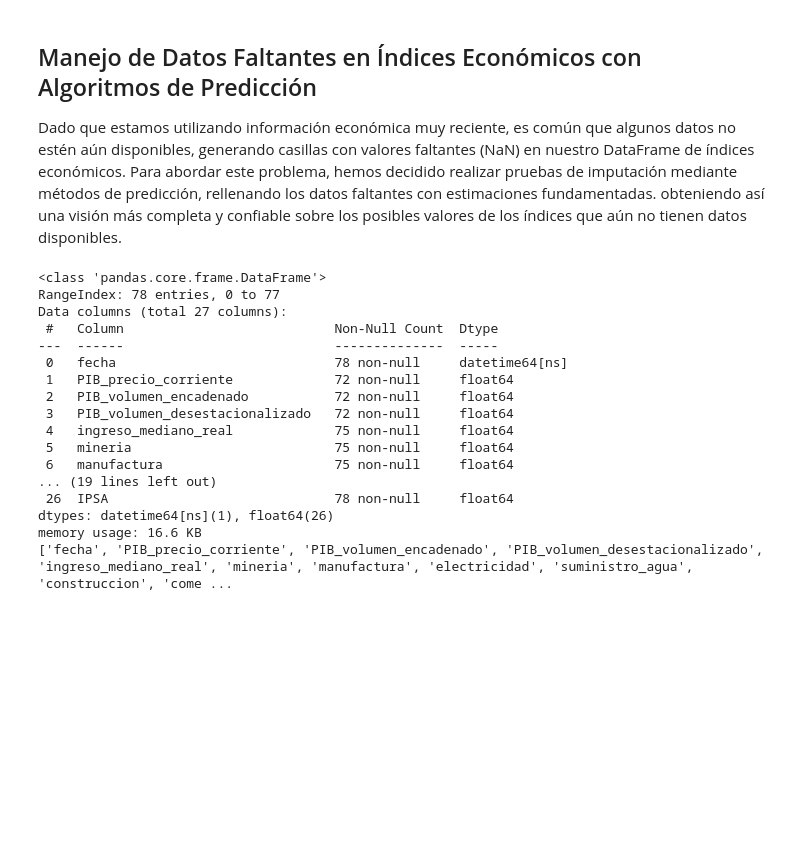
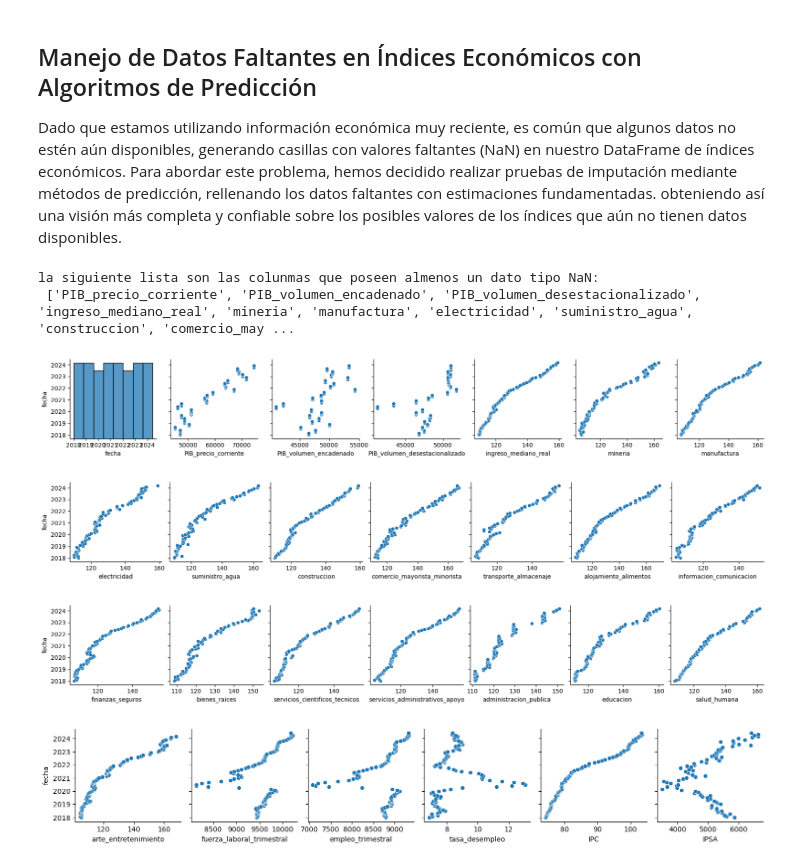
Before and after one commit to josegdotcom/imt2200-actividad-2024, a Jupyter notebook: Proyecto IMT2200 - Analisis de Datos.ipynb, the cells around one changed output. Saved outputs shown, nothing was run; the diff lists cells and outputs as text; code cells hidden in the pictures; blank space fills up the shorter version.

```diff
--- a/Proyecto IMT2200 - Analisis de Datos.ipynb
+++ b/Proyecto IMT2200 - Analisis de Datos.ipynb
@@ -159,28 +160,23 @@ c:\Users\jpose75\Documents\GitHub\imt2200---actividad-2024
 ### ahora nos dedicaremos a principalmente de limpiar los datos y acortar todo para que esten en un rango desde el ano 2018 a mediados de 2024
 # %%
 df_ind_crime = df_ind_crime[df_ind_crime["fecha"] <= "2024-06-30"]
-df_economia = df_economia[df_economia["mes"] <= "2024-06-30"]
+df_economia = df_economia[df_economia["fecha"] <= "2024-06-30"]
 # %% [markdown]
 ## Manejo de Datos Faltantes en Índices Económicos con Algoritmos de Predicción
 Dado que estamos utilizando información económica muy reciente, es común que algunos datos no estén aún disponibles, generando casillas con valores faltantes (NaN) en nuestro DataFrame de índices económicos. Para abordar este problema, hemos decidido realizar pruebas de imputación mediante métodos de predicción, rellenando los datos faltantes con estimaciones fundamentadas. obteniendo así una visión más completa y confiable sobre los posibles valores de los índices que aún no tienen datos disponibles.
-# %%
-df_economia.info()
-print(list(df_economia.columns))
-# %% [output]
-<class 'pandas.core.frame.DataFrame'>
-RangeIndex: 78 entries, 0 to 77
-Data columns (total 27 columns):
- #   Column                           Non-Null Count  Dtype
----  ------                           --------------  -----
- 0   fecha                            78 non-null     datetime64[ns]
- 1   PIB_precio_corriente             72 non-null     float64
- 2   PIB_volumen_encadenado           72 non-null     float64
- 3   PIB_volumen_desestacionalizado   72 non-null     float64
- 4   ingreso_mediano_real             75 non-null     float64
- 5   mineria                          75 non-null     float64
- 6   manufactura                      75 non-null     float64
-... (19 lines left out)
- 26  IPSA                             78 non-null     float64
-dtypes: datetime64[ns](1), float64(26)
-memory usage: 16.6 KB
-['fecha', 'PIB_precio_corriente', 'PIB_volumen_encadenado', 'PIB_volumen_desestacionalizado', 'ingreso_mediano_real', 'mineria', 'manufactura', 'electricidad', 'suministro_agua', 'construccion', 'come ...
+# %%
+df_economia_columns_nan = list(df_economia[df_economia.columns[df_economia.isnull().any()]].columns)
+print("la siguiente lista son las colunmas que poseen almenos un dato tipo NaN: \n", df_economia_columns_nan)
+# %% [output]
+la siguiente lista son las colunmas que poseen almenos un dato tipo NaN:
+ ['PIB_precio_corriente', 'PIB_volumen_encadenado', 'PIB_volumen_desestacionalizado', 'ingreso_mediano_real', 'mineria', 'manufactura', 'electricidad', 'suministro_agua', 'construccion', 'comercio_may ...
+# %%
+df_economia_columns = list(df_economia.columns)
+
+for i in range(0, len(df_economia_columns), 7):
+    sns.pairplot(df_economia, y_vars="fecha", x_vars=df_economia_columns[i : i+7])
+# %% [output]
+[figure, added]
+[figure, added]
+[figure, added]
+[figure, added]
```
Also changed, not shown: parts of 2 cells of this notebook.
